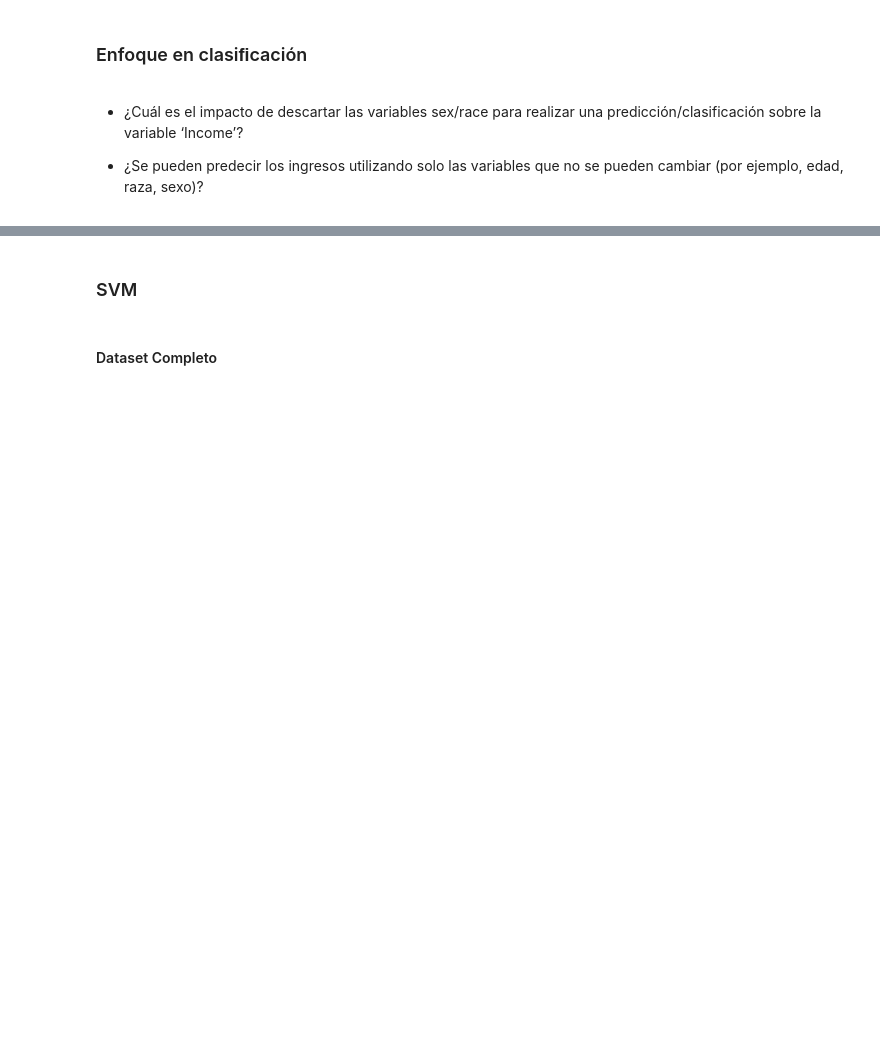
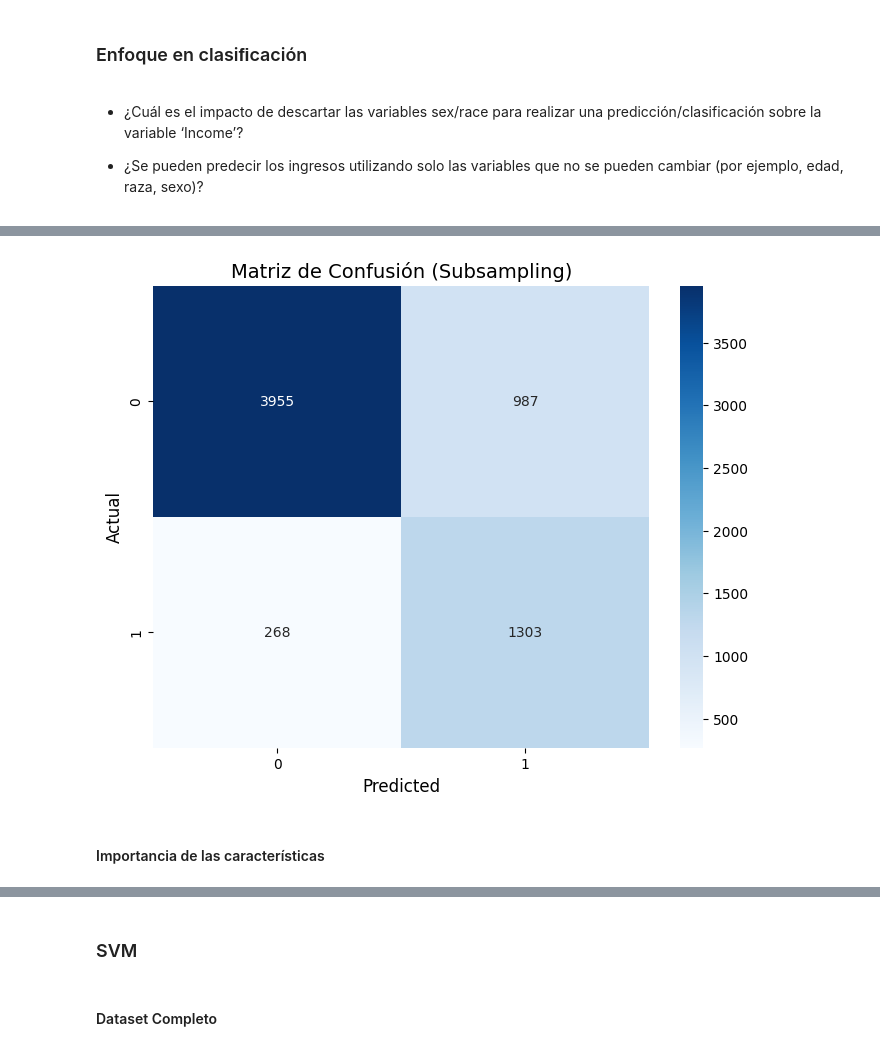
Before and after one commit to BnjmnNicholas/Proyecto_mineria_cc5205, a Jupyter notebook: Reporte_Hito_3.ipynb, the cells around one changed output, grey strips where cells are left out. Saved outputs shown, nothing was run; the diff lists cells and outputs as text; code cells hidden in the pictures; blank space fills up the shorter version.

```diff
--- a/Reporte_Hito_3.ipynb
+++ b/Reporte_Hito_3.ipynb
@@ -572,0 +648,13 @@ Las preguntas planteadas a continuación se separan en dos partes, las primeras
+# %%
+# Matriz de confusión para Random Forest con subsampling
+cm_subsampling = confusion_matrix(y_test, y_pred_under)
+fig, ax = plt.subplots(figsize=(8, 6))
+sns.heatmap(cm_subsampling, annot=True, fmt="d", ax=ax, cmap="Blues")
+ax.set_xlabel("Predicted", fontsize=12)
+ax.set_ylabel("Actual", fontsize=12)
+ax.set_title("Matriz de Confusión (Subsampling)", fontsize=14)
+plt.show()
+# %% [output]
+[figure, added]
+# %% [markdown]
+#### Importancia de las características
```
Also changed, not shown: parts of 15 cells of this notebook.
